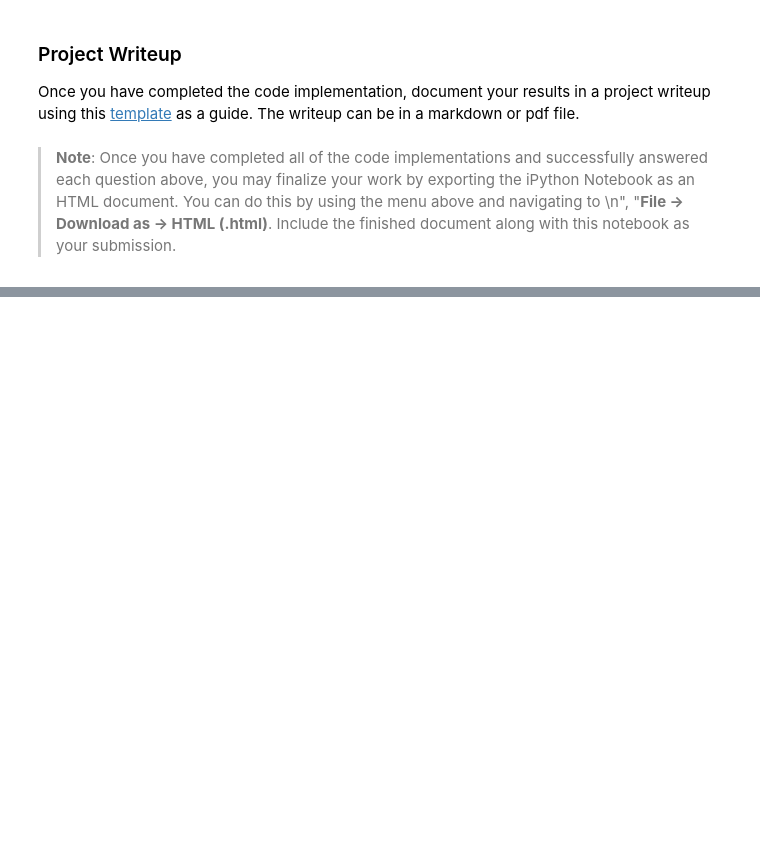
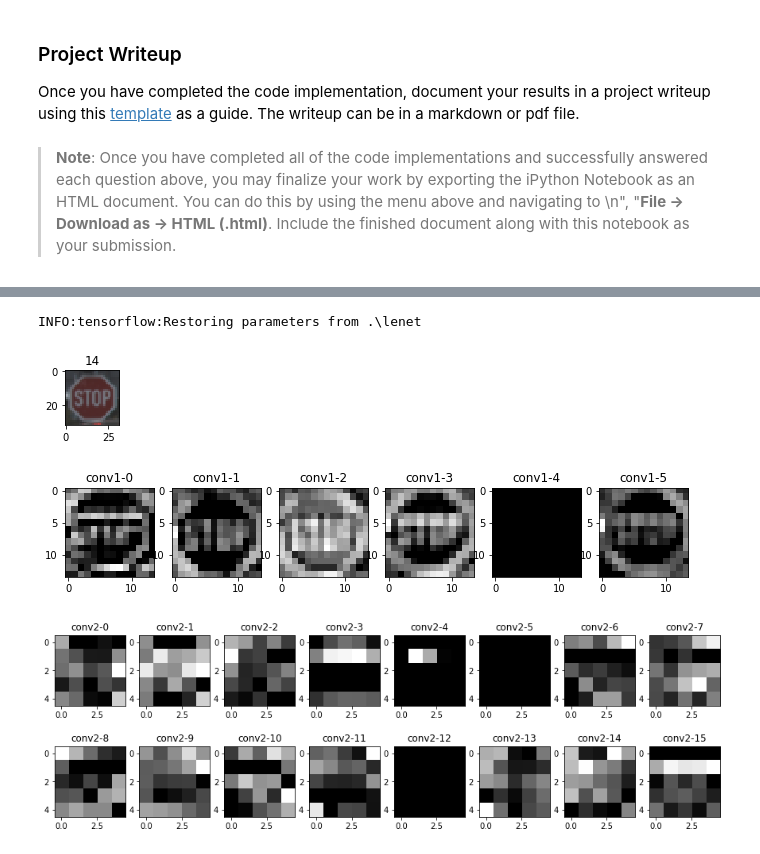
Before and after one commit to ericq/CarND-Traffic-Sign-Classifier-Project, a Jupyter notebook: Traffic_Sign_Classifier.ipynb, the cells around one changed output, grey strips where cells are left out. Drawn from its saved outputs; the diff is of its cells as text; code cells hidden in the pictures; blank space fills up the shorter version.

```diff
--- a/Traffic_Sign_Classifier.ipynb
+++ b/Traffic_Sign_Classifier.ipynb
@@ -422,7 +554,7 @@ def LeNet(x, color_channel = 1, output_class_num = 10):
     fc3_b  = tf.Variable(tf.zeros(output_class_num))
     logits = tf.matmul(fc2, fc3_W) + fc3_b
 
-    return logits
+    return logits, conv1, conv2, fc0, fc1, fc2
 # %% [markdown]
 ### Train, Validate and Test the Model
 # %%
@@ -436,10 +568,10 @@ one_hot_y = tf.one_hot(y, n_classes)
 # %%
 ### Train your model here.
 
-rate = 0.001
+rate = 0.0009
 
 
-logits = LeNet(x, COLOR_CHANNEL, n_classes)
+logits, conv1, conv2, fc0, fc1, fc2 = LeNet(x, COLOR_CHANNEL, n_classes)
 cross_entropy = tf.nn.softmax_cross_entropy_with_logits(labels=one_hot_y, logits=logits)
 loss_operation = tf.reduce_mean(cross_entropy)
 optimizer = tf.train.AdamOptimizer(learning_rate = rate)
@@ -667,29 +825,42 @@ For an example of what feature map outputs look like, check out NVIDIA's results
 # %%
 ### Visualize your network's feature maps here.
 ### Feel free to use as many code cells as needed.
 
 # image_input: the test image being fed into the network to produce the feature maps
 # tf_activation: should be a tf variable name used during your training procedure that represents the calculated state of a specific weight layer
+# subject_prefix: used as subject prefix
 # activation_min/max: can be used to view the activation contrast in more detail, by default matplot sets min and max to the actual min and max values of the output
 # plt_num: used to plot out multiple different weight feature map sets on the same block, just extend the plt number for each new feature map entry
 
-def outputFeatureMap(image_input, tf_activation, activation_min=-1, activation_max=-1 ,plt_num=1):
+def outputFeatureMap(image_input, tf_activation, subject_prefix="FeatureMap ", activation_min=-1, activation_max=-1 ,plt_num=1):
     # Here make sure to preprocess your image_input in a way your network expects
     # with size, normalization, ect if needed
     # image_input =
     # Note: x should be the same name as your network's tensorflow data placeholder variable
     # If you get an error tf_activation is not defined it may be having trouble accessing the variable from inside a function
     activation = tf_activation.eval(session=sess,feed_dict={x : image_input})
     featuremaps = activation.shape[3]
     plt.figure(plt_num, figsize=(15,15))
     for featuremap in range(featuremaps):
         plt.subplot(6,8, featuremap+1) # sets the number of feature maps to show on each row and column
-        plt.title('FeatureMap ' + str(featuremap)) # displays the feature map number
+        plt.title(subject_prefix + str(featuremap)) # displays the feature map number
         if activation_min != -1 & activation_max != -1:
             plt.imshow(activation[0,:,:, featuremap], interpolation="nearest", vmin =activation_min, vmax=activation_max, cmap="gray")
         elif activation_max != -1:
             plt.imshow(activation[0,:,:, featuremap], interpolation="nearest", vmax=activation_max, cmap="gray")
         elif activation_min !=-1:
             plt.imshow(activation[0,:,:, featuremap], interpolation="nearest", vmin=activation_min, cmap="gray")
         else:
             plt.imshow(activation[0,:,:, featuremap], interpolation="nearest", cmap="gray")
+
+with tf.Session() as sess:
+    saver.restore(sess, tf.train.latest_checkpoint('.'))
+    a_img = random_plot_img(X_train_norm, y_train)
+
+    outputFeatureMap(np.array([a_img]), conv1, "conv1-", plt_num=2)
+    outputFeatureMap(np.array([a_img]), conv2, "conv2-", plt_num=3)
+# %% [output]
+INFO:tensorflow:Restoring parameters from .\lenet
+[figure, added]
+[figure, added]
+[figure, added]
```
Also changed, not shown: parts of 10 cells of this notebook.
